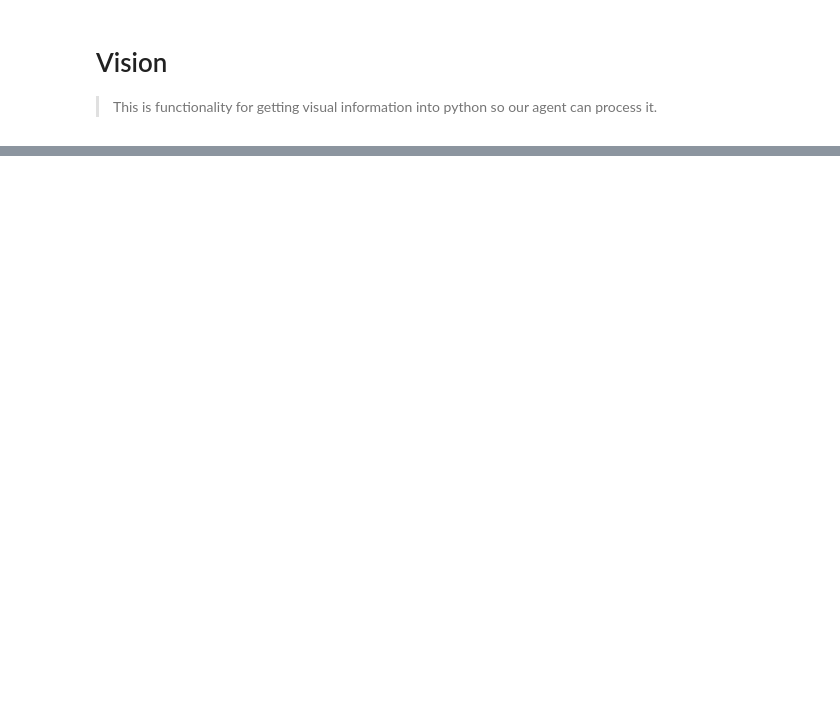
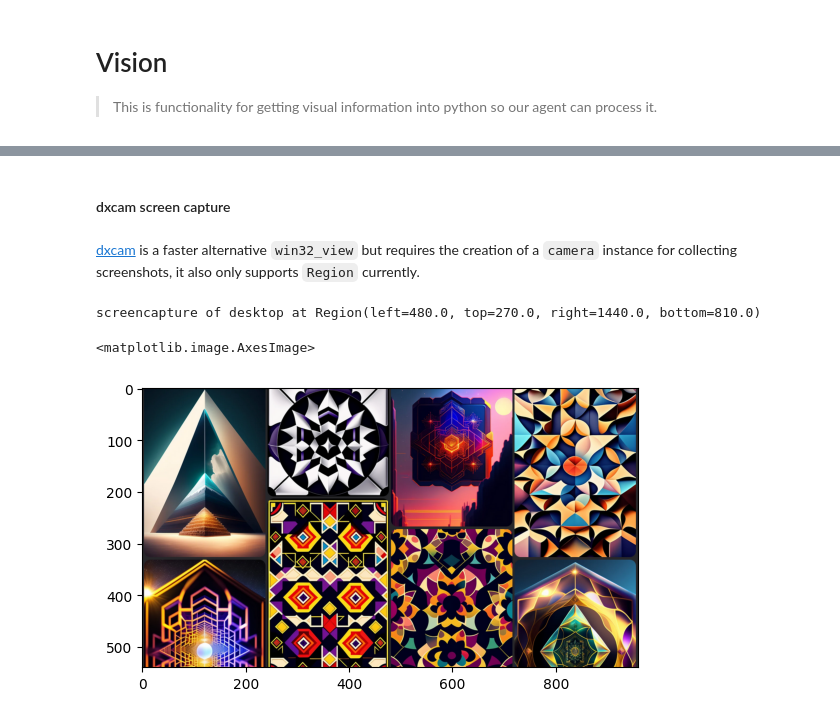
Before and after one commit to TannerLaBorde/algorithmic-gamer, a Jupyter notebook: nbs/01_vision.ipynb, the cells around one changed output, grey strips where cells are left out. Cells and saved outputs as stored; diff of their text form; code cells hidden in the pictures; blank space fills up the shorter version.

```diff
--- a/nbs/01_vision.ipynb
+++ b/nbs/01_vision.ipynb
@@ -136,0 +149,38 @@ plt.imshow(img)
+# %% [markdown]
+#### dxcam screen capture
+# %% [markdown]
+[dxcam](https://github.com/ra1nty/DXcam) is a faster alternative `win32_view` but requires the creation of a `camera` instance for collecting screenshots, it also only supports `Region` currently.
+# %%
+#| export
+def dxcam_view(cam, location: Union[Window, Region], time: bool = False) -> np.ndarray:
+
+    if isinstance(location, Window):
+        raise Exception(f'location of type Window is currently not supported for dxcam_view, please use win32_view for Window support')
+
+    elif isinstance(location, Region):
+        img = cam.grab((int(location.left), int(location.top), int(location.right), int(location.bottom)))
+
+        if time:return img, datetime.utcnow()
+        else:return img
+# %%
+#| export
+def create_dxcam():
+    if importlib.util.find_spec("dxcam") is None:
+        raise Exception(f'dxcam was not found, please install dxcam, "pip install dxcam"')
+    else:
+        import dxcam
+        return dxcam.create()
+# %%
+#|eval: false
+w = int(1920/2)
+h = int(1080/2)
+reg = Region(left=w-(w/2), top=h-(h/2), right=w+(w/2), bottom=h+(h/2))
+
+cam = create_dxcam()
+img = dxcam_view(cam, location=reg)
+print(f'screencapture of desktop at {reg}')
+plt.imshow(img)
+# %% [output]
+screencapture of desktop at Region(left=480.0, top=270.0, right=1440.0, bottom=810.0)
+<matplotlib.image.AxesImage>
+[figure, added]
```
Also changed, not shown: parts of 16 cells of this notebook, 23 other files.
